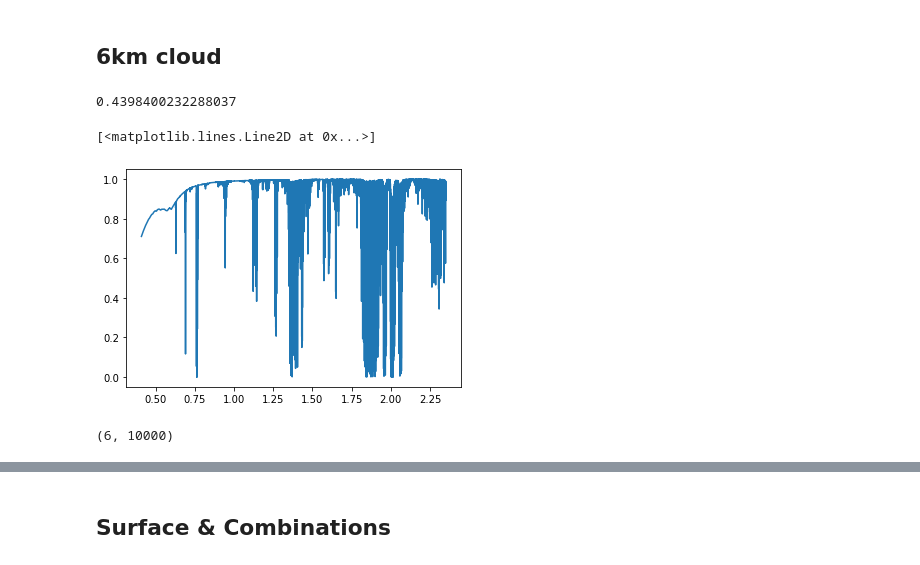
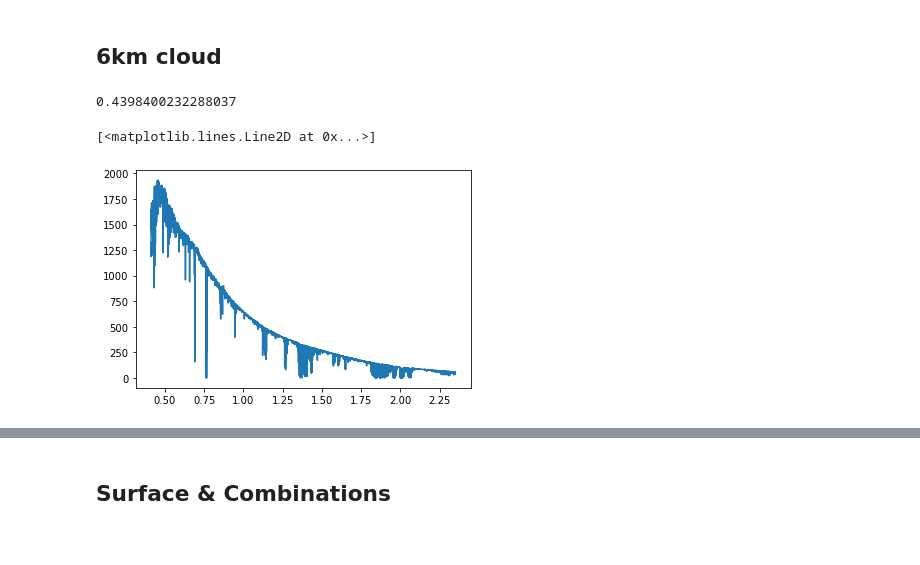
Before and after one commit to dangcpham/WaterDetection, a Jupyter notebook: Untitled.ipynb, the cells around one changed output, grey strips where cells are left out. Saved outputs shown, nothing was run; the diff lists cells and outputs as text; code cells hidden in the pictures.

Commit message:
update to data generation

```diff
--- a/Untitled.ipynb
+++ b/Untitled.ipynb
@@ -63,23 +74,19 @@ def rayleigh_function(X, star_spectrum, p):
 # %%
 # get pressure at 6km
 atmosphere_data_path = "data/clima_ColdEarth_Sun0.875"
 atmosphere_data = ascii.read(atmosphere_data_path)
 pressure_interp = interp1d(atmosphere_data['ALT'], atmosphere_data['P'])
 pressure_6km = pressure_interp(6)
 print(pressure_6km)
 
 # get 6km cloud albedo
-cloud_6km_path = "data/Earth_Sun0.875_6kmCloud"
-wavelength, albedo = np.genfromtxt(cloud_6km_path, dtype=None, unpack=True)
-cloud_6km_interp = interp1d(wavelength, albedo)
-cloud_6km_albedo = cloud_6km_interp(X)
-
-plt.plot(X, cloud_6km_albedo)
+path_6km = "data/Earth_Sun0.875_6kmCloud"
+wavelength, albedo = np.genfromtxt(path_6km, dtype=None, unpack=True)
+interp_6km = interp1d(wavelength, albedo)
+albedo_6km = interp_6km(X)
+transmission_6km = sun_transmission*albedo_6km
+plt.plot(X, transmission_6km)
 # %% [output]
 0.4398400232288037
 [<matplotlib.lines.Line2D at 0x...>]
-[figure, old version]
+[figure, new version]
-# %%
-surface_data.shape
-# %% [output]
-(6, 10000)
```
Also changed, not shown: parts of 16 cells of this notebook, 6 other files.
